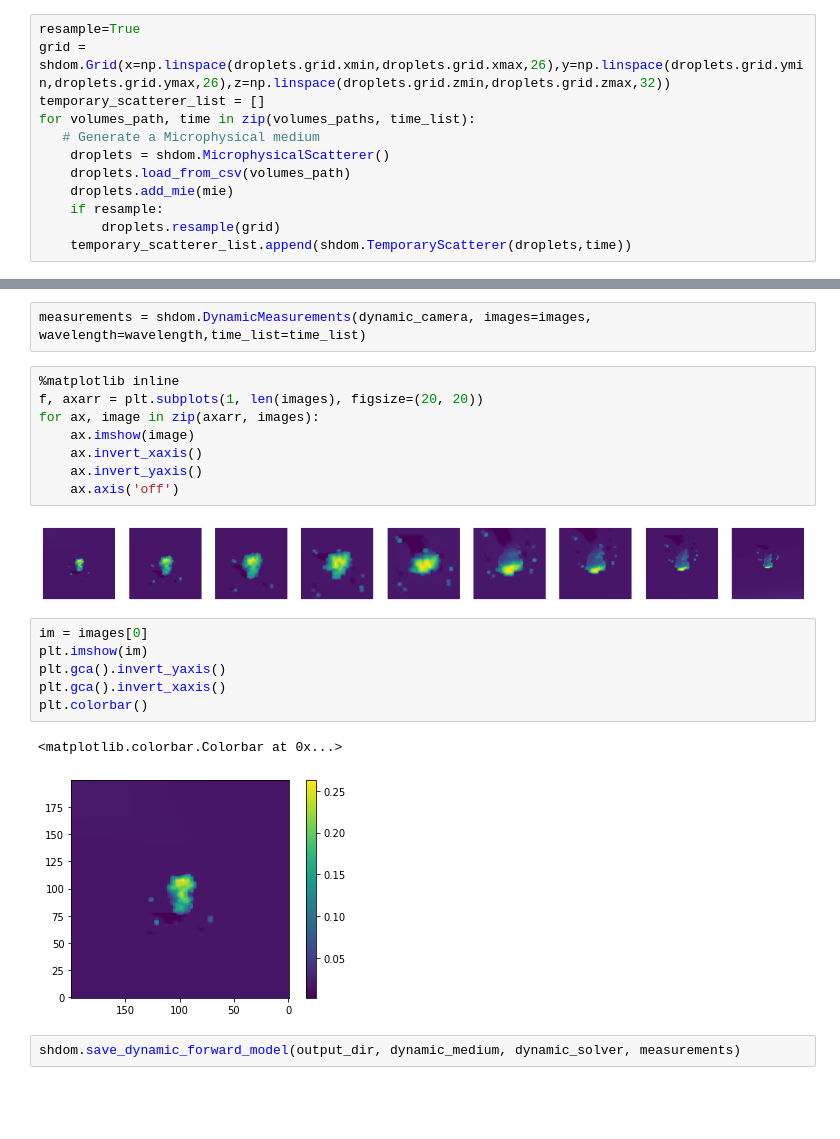
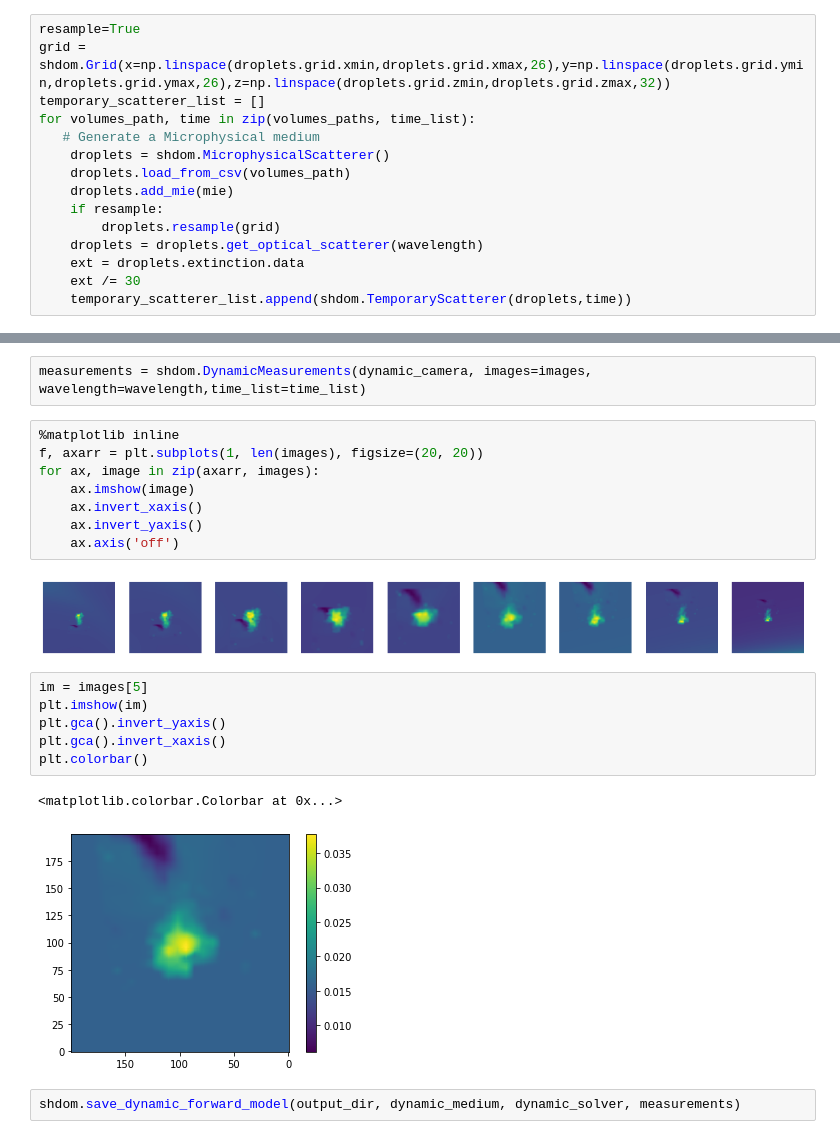
Before and after one commit to aviadlevis/pyshdom, a Jupyter notebook: Develop_Dynamic_cloud/render_changing_cloud.ipynb, the cells around one changed output, grey strips where cells are left out. Saved outputs shown, nothing was run; the diff lists cells and outputs as text; blank space fills up the shorter version.

```diff
--- a/Develop_Dynamic_cloud/render_changing_cloud.ipynb
+++ b/Develop_Dynamic_cloud/render_changing_cloud.ipynb
@@ -91,6 +91,9 @@ for volumes_path, time in zip(volumes_paths, time_list):
     droplets.add_mie(mie)
     if resample:
         droplets.resample(grid)
+    droplets = droplets.get_optical_scatterer(wavelength)
+    ext = droplets.extinction.data
+    ext /= 30
     temporary_scatterer_list.append(shdom.TemporaryScatterer(droplets,time))
 # %% [output]
 Minimum medium effective radius [0.01] is smaller than the pre-computed table minimum radius [1.00]. Recompute Mie table with smaller minimum radius. Setting exceptioned values to pre-computed minimal ...
@@ -158,16 +161,16 @@ for ax, image in zip(axarr, images):
     ax.invert_yaxis()
     ax.axis('off')
 # %% [output]
-[figure, old version]
+[figure, new version]
 # %%
-im = images[0]
+im = images[5]
 plt.imshow(im)
 plt.gca().invert_yaxis()
 plt.gca().invert_xaxis()
 plt.colorbar()
 # %% [output]
 <matplotlib.colorbar.Colorbar at 0x...>
-[figure, old version]
+[figure, new version]
 # %%
 shdom.save_dynamic_forward_model(output_dir, dynamic_medium, dynamic_solver, measurements)
 # %%
```
Also changed, not shown: parts of 1 cell of this notebook, 5 other files.
